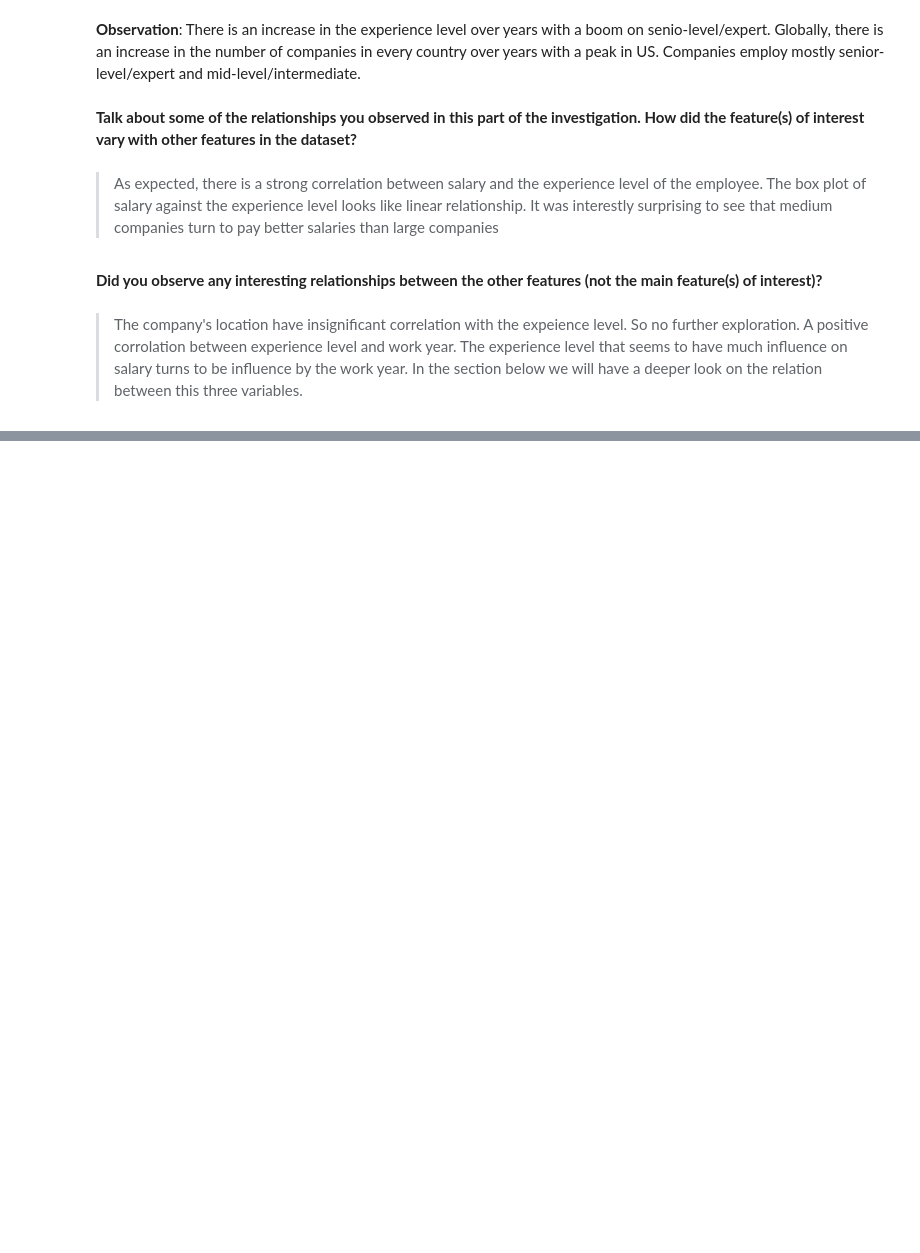
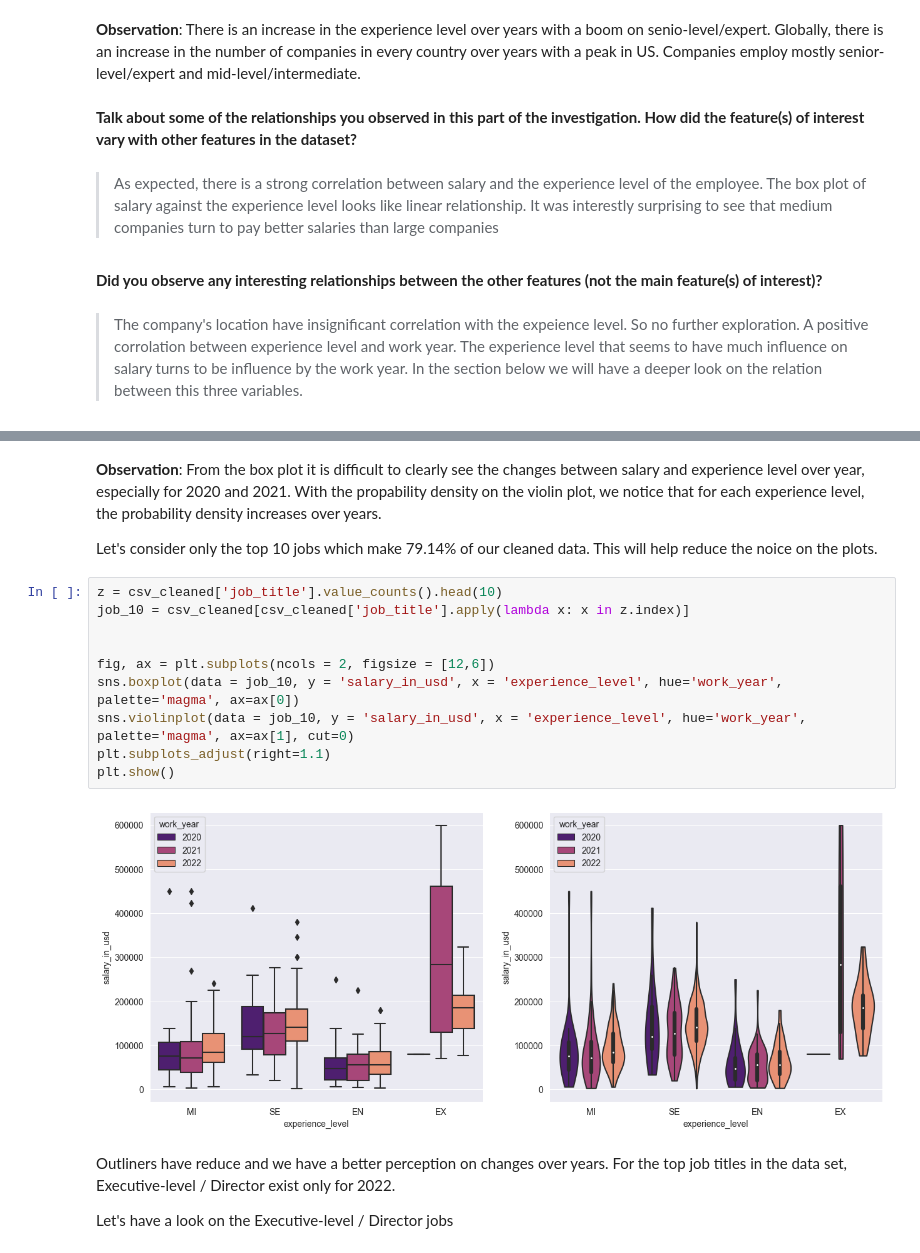
Before and after one commit to Keshtech2002/AI-ML_Salaries, a Jupyter notebook: project.ipynb, the cells around one changed output, grey strips where cells are left out. Drawn from its saved outputs; the diff is of its cells as text; blank space fills up the shorter version.

```diff
--- a/project.ipynb
+++ b/project.ipynb
@@ -669,0 +690,20 @@ plt.show()
+# %% [markdown]
+**Observation**: From the box plot it is difficult to clearly see the changes between salary and experience level over year, especially for 2020 and 2021. With the propability density on the violin plot, we notice that for each experience level, the probability density increases over years.
+
+Let's consider only the top 10 jobs which make 79.14% of our cleaned data. This will help reduce the noice on the plots.
+# %%
+z = csv_cleaned['job_title'].value_counts().head(10)
+job_10 = csv_cleaned[csv_cleaned['job_title'].apply(lambda x: x in z.index)]
+
+
+fig, ax = plt.subplots(ncols = 2, figsize = [12,6])
+sns.boxplot(data = job_10, y = 'salary_in_usd', x = 'experience_level', hue='work_year', palette='magma', ax=ax[0])
+sns.violinplot(data = job_10, y = 'salary_in_usd', x = 'experience_level', hue='work_year', palette='magma', ax=ax[1], cut=0)
+plt.subplots_adjust(right=1.1)
+plt.show()
+# %% [output]
+[figure, added]
+# %% [markdown]
+Outliners have reduce and we have a better perception on changes over years. For the top job titles in the data set, Executive-level / Director exist only for 2022.
+
+Let's have a look on the Executive-level / Director jobs
```
Also changed, not shown: parts of 12 cells of this notebook.
